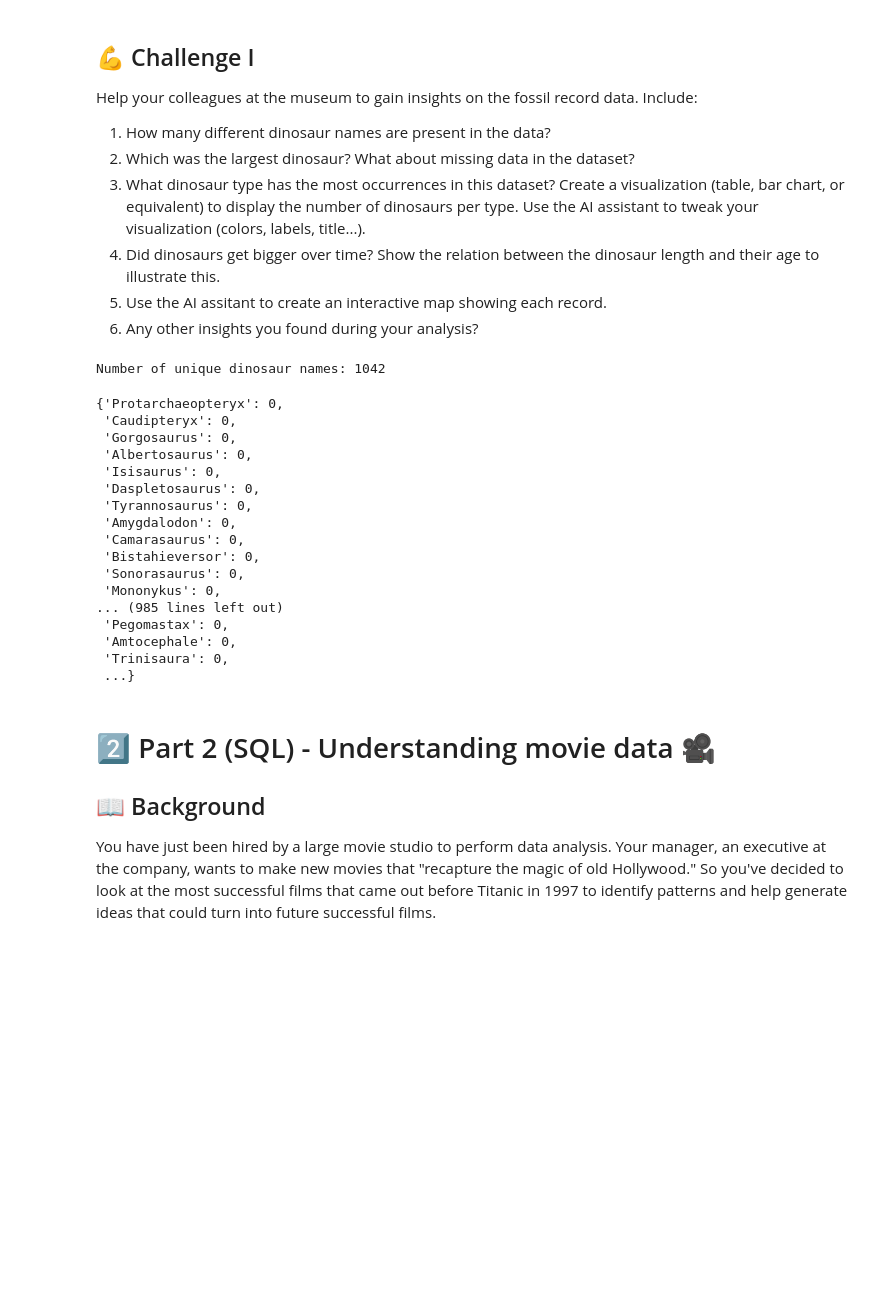
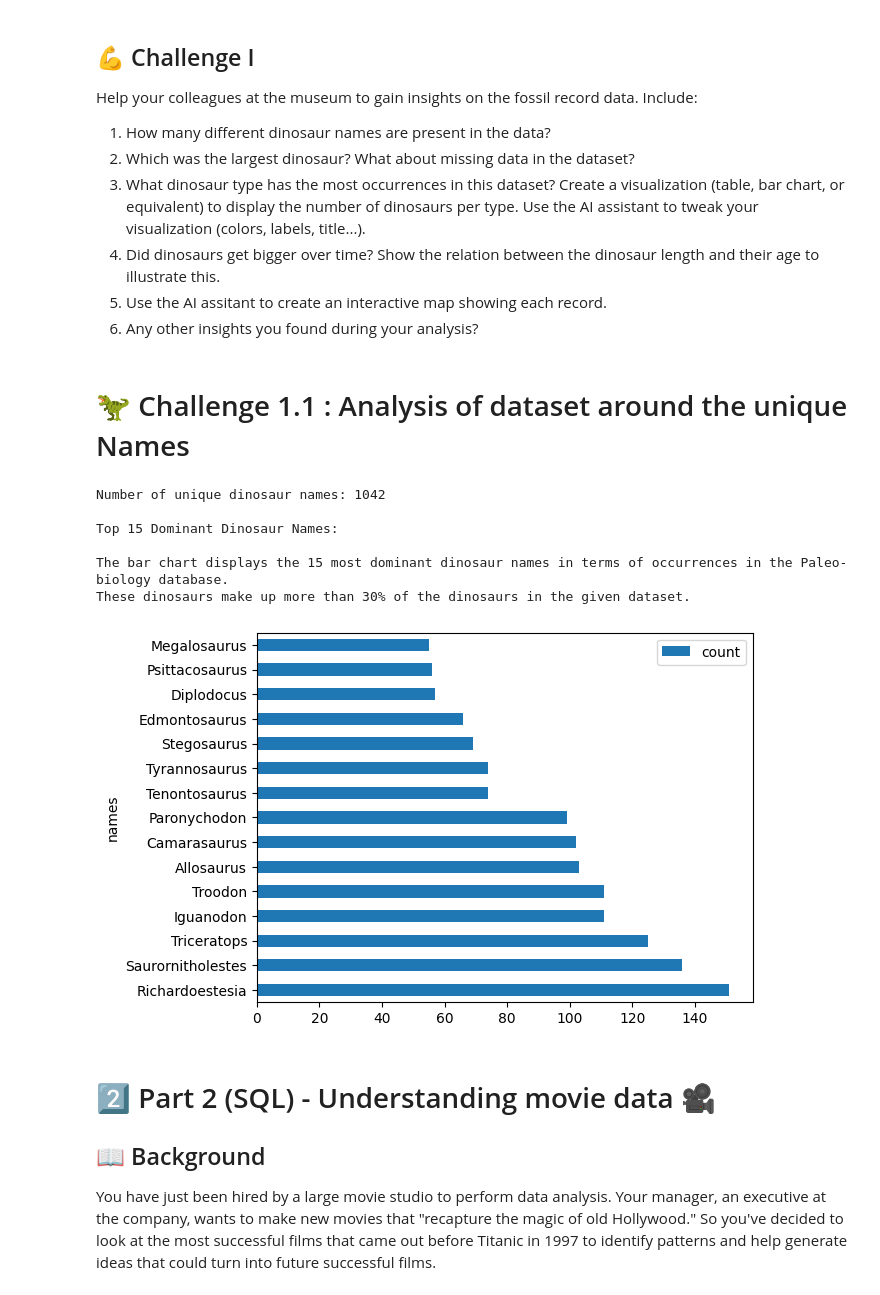
Before and after one commit to Mustafa-raja/DataCamp, a Jupyter notebook: Part 1 (Python) - Dinosaur data 🦕/notebook (1).ipynb, the cells around one changed output. Saved outputs shown, nothing was run; the diff lists cells and outputs as text; code cells hidden in the pictures; blank space fills up the shorter version.

Commit message:
unique dinos and their occurrences

```diff
--- a/Part 1 (Python) - Dinosaur data 🦕/notebook (1).ipynb
+++ b/Part 1 (Python) - Dinosaur data 🦕/notebook (1).ipynb
@@ -100,40 +100,53 @@ Help your colleagues at the museum to gain insights on the fossil record data. I
 4. Did dinosaurs get bigger over time? Show the relation between the dinosaur length and their age to illustrate this.
 5. Use the AI assitant to create an interactive map showing each record.
 6. Any other insights you found during your analysis?
+# %% [markdown]
+# 🦖 Challenge 1.1 : Analysis of dataset around the unique Names
 # %%
 import pandas as pd
-import numpy as np
-# Load the data
+import  matplotlib as mt
+
 dinosaurs = pd.read_csv('data/dinosaurs.csv')
 unique = dinosaurs['name'].unique()
 print(f"Number of unique dinosaur names: {unique.size}")
+# print(f"Number of unique dinosaur names: {dinosaurs['family'].unique()}")
 
 dictionary = dict()
 
 for value in unique:
-    dictionary.update({value : 0})
+    dictionary.update({value : [(dinosaurs.loc[dinosaurs["name"] == value]['occurrence_no'].count()), dinosaurs.loc[dinosaurs["name"] == value]['family'].unique()[0]] })
 
-dictionary
-# dinosaurs['name'].unique()
+destruct =  list(dictionary.values())
+
+# print(destruct)
+count = list()
+family = list()
+
+for value in destruct:
+    count.append(value[0])
+    family.append(value[1])
+
+dictionary = dict({"names" : dictionary.keys(), "count" : count, "family" : family })
+
+bar_chart = pd.DataFrame(data = dictionary).sort_values(by=['count'], ascending=False).head(15)
+
+bar_chart.plot.barh(x='names', y='count', rot = 0)
+
+print(
+"""
+Top 15 Dominant Dinosaur Names:
+
+The bar chart displays the 15 most dominant dinosaur names in terms of occurrences in the Paleo-biology database.
+These dinosaurs make up more than 30% of the dinosaurs in the given dataset.
+""")
 # %% [output]
 Number of unique dinosaur names: 1042
+
+Top 15 Dominant Dinosaur Names:
+
+The bar chart displays the 15 most dominant dinosaur names in terms of occurrences in the Paleo-biology database.
+These dinosaurs make up more than 30% of the dinosaurs in the given dataset.
-{'Protarchaeopteryx': 0,
- 'Caudipteryx': 0,
- 'Gorgosaurus': 0,
- 'Albertosaurus': 0,
- 'Isisaurus': 0,
- 'Daspletosaurus': 0,
- 'Tyrannosaurus': 0,
- 'Amygdalodon': 0,
- 'Camarasaurus': 0,
- 'Bistahieversor': 0,
- 'Sonorasaurus': 0,
- 'Mononykus': 0,
-... (985 lines left out)
- 'Pegomastax': 0,
- 'Amtocephale': 0,
- 'Trinisaura': 0,
- ...}
+[figure, added]
 # %% [markdown]
 # 2️⃣ Part 2 (SQL) - Understanding movie data 🎥
 
```
